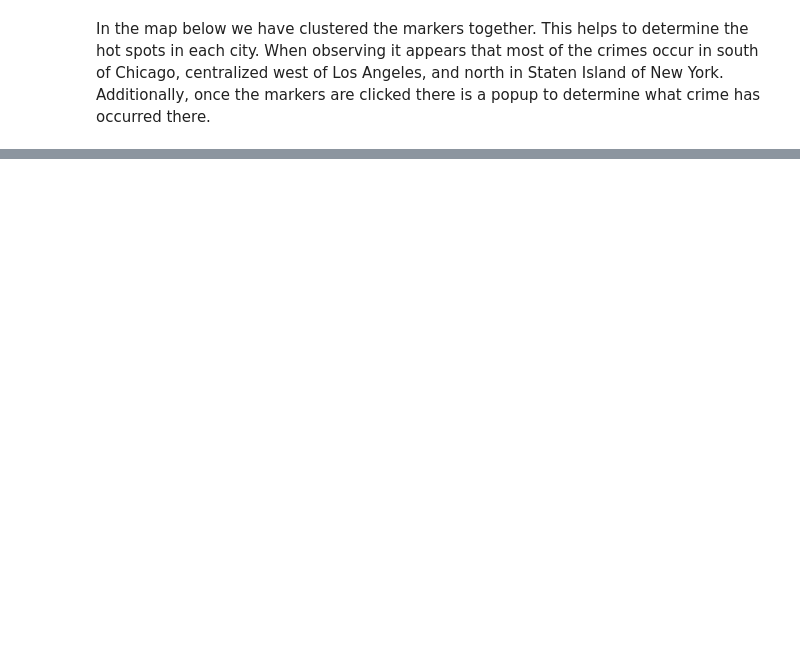
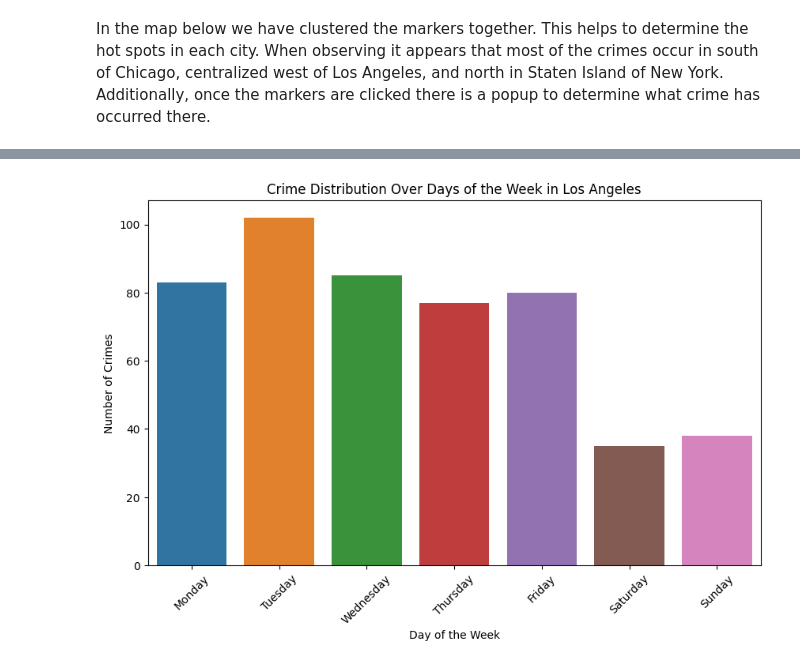
Before and after one commit to aya-rodgers97/Crime-Project-Tools-1, a Jupyter notebook: project_paper.ipynb, the cells around one changed output, grey strips where cells are left out. Saved outputs shown, nothing was run; the diff lists cells and outputs as text; code cells hidden in the pictures; blank space fills up the shorter version.

```diff
--- a/project_paper.ipynb
+++ b/project_paper.ipynb
@@ -378,0 +472,24 @@ la_map2
+# %%
+# Extract day of the week from the date
+data['DayOfWeek'] = pd.to_datetime(data['Date']).dt.dayofweek
+
+# Define the mapping of day of the week to its name
+days_of_week = {0: 'Monday', 1: 'Tuesday', 2: 'Wednesday', 3: 'Thursday', 4: 'Friday', 5: 'Saturday', 6: 'Sunday'}
+# %%
+# Filter data for Los Angeles
+la_data = data[data['City'] == 'LA']
+
+# Calculate crime distribution over days of the week
+crime_by_day_la = la_data.groupby('DayOfWeek').size()
+crime_by_day_la = crime_by_day_la.rename(index=days_of_week)
+
+# Plot crime distribution over days of the week for Los Angeles
+plt.figure(figsize=(10, 6))
+sns.barplot(x=crime_by_day_la.index, y=crime_by_day_la.values, linewidth=1)
+plt.title('Crime Distribution Over Days of the Week in Los Angeles')
+plt.xlabel('Day of the Week')
+plt.ylabel('Number of Crimes')
+plt.xticks(rotation=45)
+plt.show()
+# %% [output]
+[figure, added]
```
Also changed, not shown: parts of 17 cells of this notebook.
